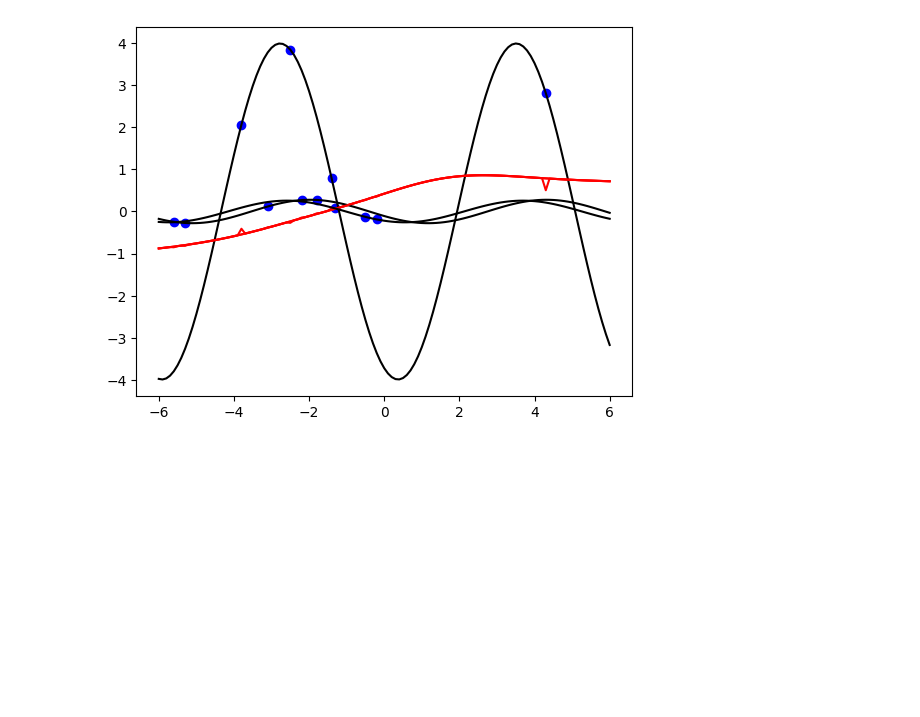
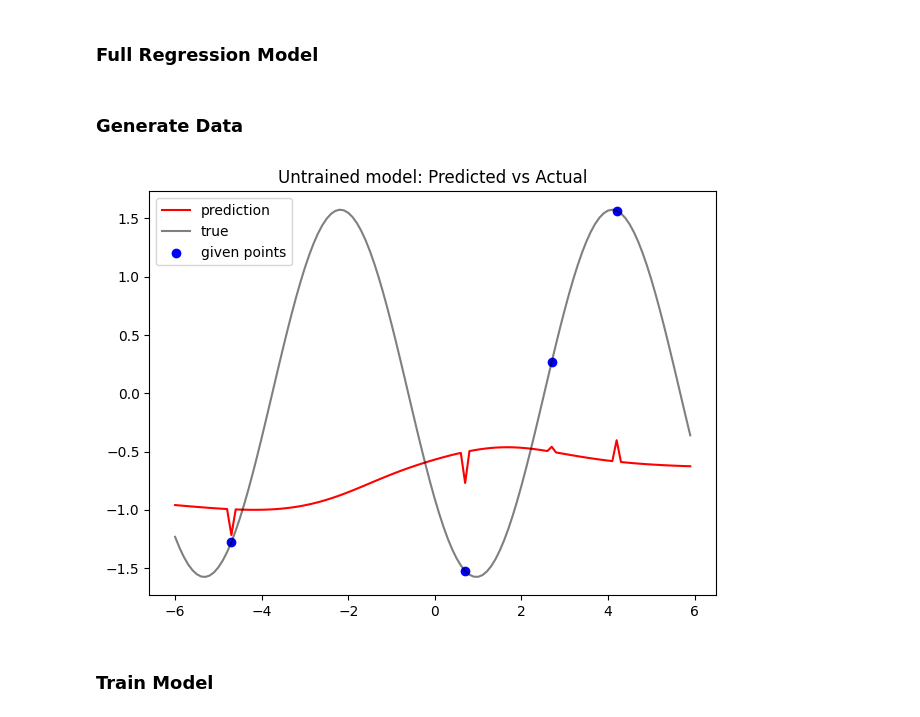
Before and after one commit to PrinceJavier/princejavier.github.io, a Jupyter notebook: supervised_learning/functional_attention.ipynb, the cells around one changed output. Drawn from its saved outputs; the diff is of its cells as text; code cells hidden in the pictures; blank space fills up the shorter version.

```diff
--- a/supervised_learning/functional_attention.ipynb
+++ b/supervised_learning/functional_attention.ipynb
@@ -113,6 +148,8 @@ class FunctionalTransformerBlock(nn.Module):
         ffn_out = self.ffn(add1_norm)
         out = add1_norm + ffn_out
         return out
+# %% [markdown]
+### Full Regression Model
 # %%
 class SineWaveRegressionModel(nn.Module):
     def __init__(self,
@@ -151,6 +193,8 @@ class SineWaveRegressionModel(nn.Module):
             x1 = block(x1)
         out = self.output_proj(x1)
         return out
+# %% [markdown]
+### Generate Data
 # %%
 def generate_data(batch_size=3,
                   x_range=(-6, 6),
@@ -159,7 +203,7 @@ def generate_data(batch_size=3,
                   ):
 
     # build the input X
-    x = torch.range(x_range[0], x_range[1], step=0.1)
+    x = torch.arange(x_range[0], x_range[1], step=0.1)
     X = torch.zeros(size=(batch_size, len(x), 2))
     Y_true = torch.zeros(size=(batch_size, len(x), 1))
     Y_target = torch.zeros(size=(batch_size, len(x), 1))
@@ -168,7 +212,7 @@ def generate_data(batch_size=3,
     for b in range(batch_size):
         alpha = np.random.uniform(alpha_range[0], alpha_range[1])
         gamma = np.random.uniform(gamma_range[0], gamma_range[1])
-        x = torch.range(-6, 6, step=0.1)
+        x = torch.arange(-6, 6, step=0.1)
         y_true = alpha * torch.sin(x - gamma)
 
         # mask all ys as 0s except 4 random points
@@ -185,19 +229,26 @@ def generate_data(batch_size=3,
         batch_mask[b, :, 0] = mask
 
     return X, Y_true, batch_mask
-
-X_train, Y_train, batch_mask_train = generate_data(batch_size=100,
-                                      x_range=(-6, 6),
-                                      alpha_range=(.1, 5),
-                                      gamma_range = (0, np.pi)
-                                      )
+# %%
+X_train, Y_train, batch_mask_train = generate_data(
+    batch_size=100,
+    x_range=(-6, 6),
+    alpha_range=(.1, 5),
+    gamma_range = (0, np.pi)
+    )
 # %%
-model = SineWaveRegressionModel(k_basis=64)
+model = SineWaveRegressionModel(k_basis=8)
 Y_pred = model(X_train)
-for i in range(3):
-    plt.plot(X_train[i, :, 0], Y_pred[i].detach().numpy().flatten(), color='r')
-    plt.plot(X_train[i, :, 0], Y_train[i], color='k')
+for i in range(1):
+    plt.plot(X_train[i, :, 0], Y_pred[i].detach().numpy().flatten(), color='r', label='prediction')
+    plt.plot(X_train[i, :, 0], Y_train[i], color='k', alpha=0.5, label='true')
     plt.scatter(X_train[i, :, 0].flatten()[batch_mask_train[i].flatten()==1],
-                Y_train[i].flatten()[batch_mask_train[i].flatten()==1], c='b')
+                Y_train[i].flatten()[batch_mask_train[i].flatten()==1], c='b', label='given points')
+    plt.title("Untrained model: Predicted vs Actual")
+plt.legend()
+plt.tight_layout()
+plt.show()
 # %% [output]
-[figure, old version]
+[figure, new version]
+# %% [markdown]
+### Train Model
```
Also changed, not shown: parts of 16 cells of this notebook, 2 other files.
